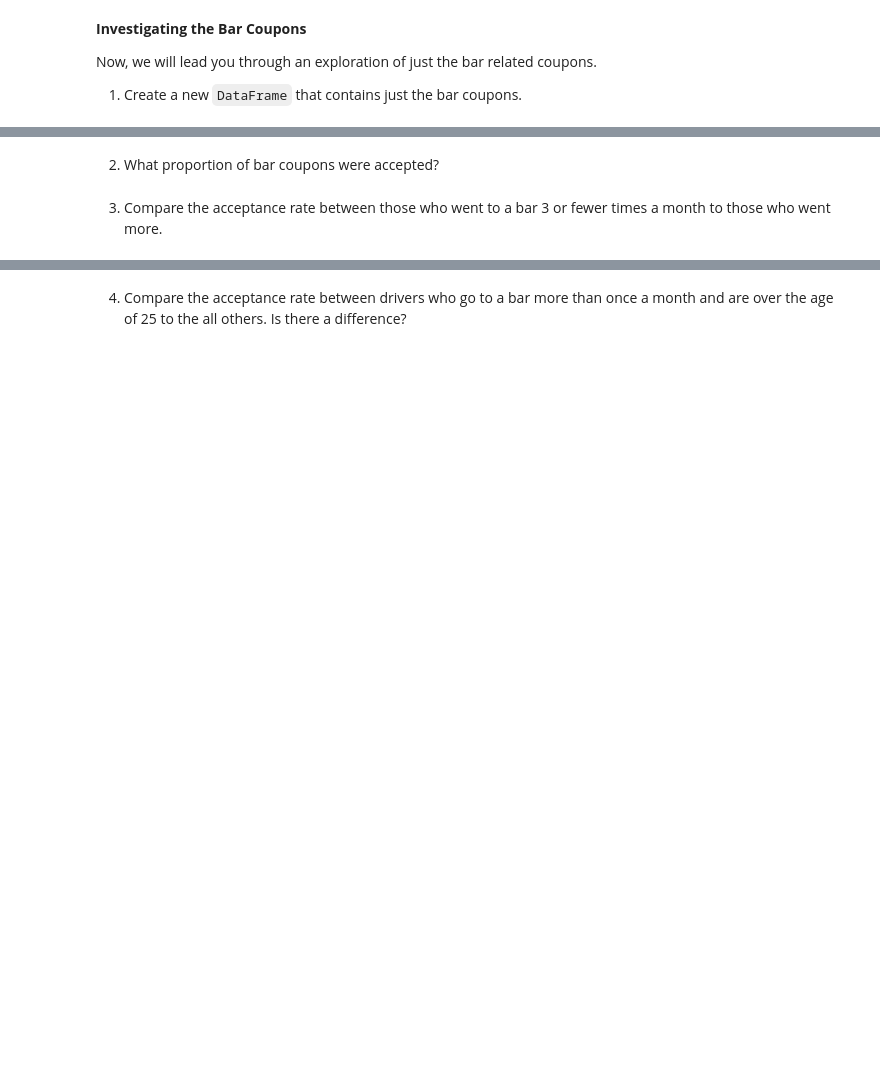
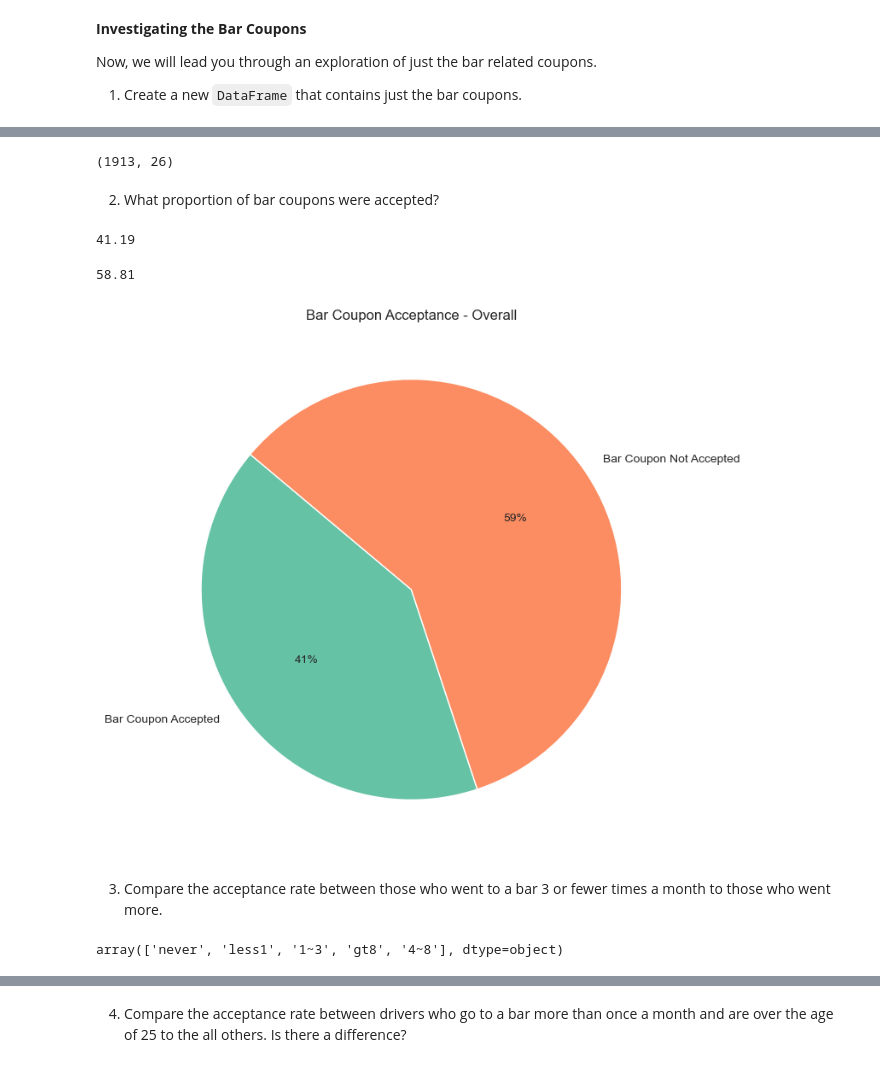
Before and after one commit to shanumansetti/PAA5_1, a Jupyter notebook: prompt.ipynb, the cells around one changed output, grey strips where cells are left out. Cells and saved outputs as stored; diff of their text form; code cells hidden in the pictures; blank space fills up the shorter version.

```diff
--- a/prompt.ipynb
+++ b/prompt.ipynb
@@ -213,0 +229,3 @@ Now, we will lead you through an exploration of just the bar related coupons.
+# %%
+# Filter the DataFrame to include only rows where the 'coupon' column is 'Bar'
+df_bar_coupons = df[df['coupon'] == 'Bar']
@@ -214,4 +243,55 @@ Now, we will lead you through an exploration of just the bar related coupons.
+# %%
+# Check the dimensions of the filtered DataFrame to see the number of rows and columns
+df_bar_coupons.shape
+# %% [output]
+(1913, 26)
 # %% [markdown]
 2. What proportion of bar coupons were accepted?
+# %%
+# Calculate the count of accepted 'Bar' coupons
+bar_coupon_accepted = df_bar_coupons['Y'].value_counts().get(1, 0)  # Use .get() to handle cases where value might not exist
+
+# Calculate the total count of 'Bar' coupons offered
+total_bar_coupon_offered = df_bar_coupons['Y'].count()
+
+# Calculate the proportion of 'Bar' coupon acceptance as a percentage
+proportion_of_bar_coupon_acceptance = round((bar_coupon_accepted / total_bar_coupon_offered) * 100, 2)
+
+proportion_of_bar_coupon_acceptance
+# %% [output]
+41.19
+# %%
+# Calculate the count of 'Bar' coupons not accepted
+bar_coupon_not_accepted = df_bar_coupons['Y'].value_counts().get(0, 0)  # Use .get() to handle cases where value might not exist
+
+# Calculate the total count of 'Bar' coupons offered
+total_bar_coupon_offered = df_bar_coupons['Y'].count()
+
+# Calculate the proportion of 'Bar' coupon not acceptance as a percentage
+proportion_of_bar_coupon_not_accepted = round((bar_coupon_not_accepted / total_bar_coupon_offered) * 100, 2)
+
+proportion_of_bar_coupon_not_accepted
+# %% [output]
+58.81
+# %%
+# Define the data for the pie chart
+data = [proportion_of_bar_coupon_acceptance, proportion_of_bar_coupon_not_accepted]
+labels = ['Bar Coupon Accepted', 'Bar Coupon Not Accepted']
+
+# Define Seaborn color palette to use
+colors = sns.color_palette('Set2')[0:2]
+
+# Create a pie chart
+plt.figure(figsize=(8, 8))  # Optional: Set the figure size for better visualization
+plt.pie(data, labels=labels, colors=colors, autopct='%.0f%%', startangle=140)
+plt.title('Bar Coupon Acceptance - Overall')
+plt.show()
+# %% [output]
+[figure, added]
 # %% [markdown]
 3. Compare the acceptance rate between those who went to a bar 3 or fewer times a month to those who went more.
+# %%
+# Display all unique values in the 'coupon' column to verify the filtered data
+df_bar_coupons['Bar'].unique()
+# %% [output]
+array(['never', 'less1', '1~3', 'gt8', '4~8'], dtype=object)
```
Also changed, not shown: parts of 45 cells of this notebook.
